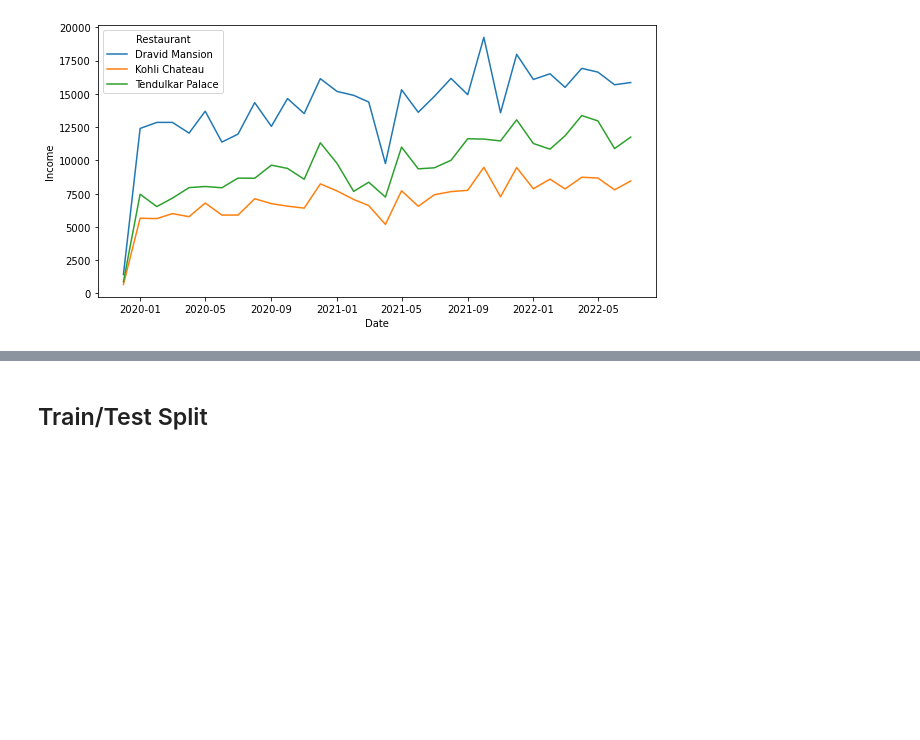
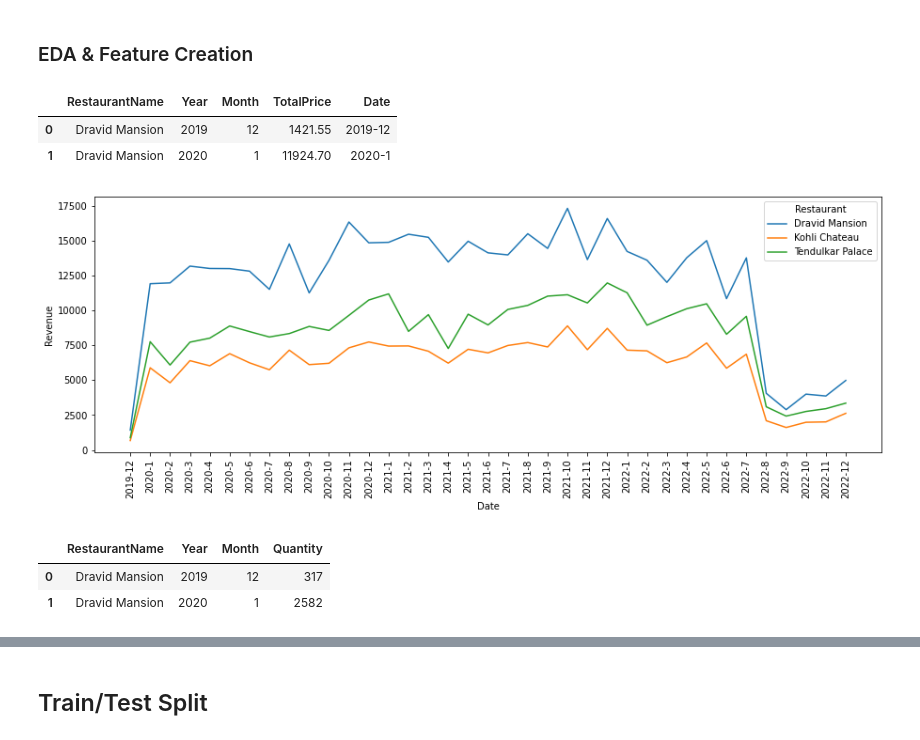
Before and after one commit to SZhafiri/Forecasting, a Jupyter notebook: RestaurantSales/Restaurant Sales Prediction.ipynb, the cells around one changed output, grey strips where cells are left out. Saved outputs shown, nothing was run; the diff lists cells and outputs as text; code cells hidden in the pictures; blank space fills up the shorter version.

```diff
--- a/RestaurantSales/Restaurant Sales Prediction.ipynb
+++ b/RestaurantSales/Restaurant Sales Prediction.ipynb
@@ -59,10 +60,37 @@ df.head()
+# %% [markdown]
+### EDA & Feature Creation
+# %%
+# Create order total price column
+df['TotalPrice'] = df['ProductPrice']*df['Quantity']
+# %%
+# Split OrderDate column
+df['Day'] = df['OrderDate'].dt.day
+df['Month'] = df['OrderDate'].dt.month
+df['Year'] = df['OrderDate'].dt.year
+
+# Split OrderTime column
+df['Hour'] = df['OrderTime'].dt.hour
+# %%
+# Grouping restaurant income by date
+monthly_rev = df.groupby(['RestaurantName', 'Year', 'Month']).TotalPrice.agg(sum).reset_index()
+# %%
+# Create date column for easier visualization
+monthly_rev['Date'] = monthly_rev['Year'].astype(str) + '-' + monthly_rev['Month'].astype(str)
+monthly_rev.head(2)
+# %% [output]
+|  | RestaurantName | Year | Month | TotalPrice | Date |
+| 0 | Dravid Mansion | 2019 | 12 | 1421.55 | 2019-12 |
+| 1 | Dravid Mansion | 2020 | 1 | 11924.70 | 2020-1 |
 # %%
-plt.figure(figsize=(10,5))
+# Monthly revenue by each restaurant
 
-sns.lineplot(x='Date', y='Total_Income', hue='RestaurantName', data=df)
-plt.ylabel('Income')
+plt.figure(figsize=(15,5))
+
+sns.lineplot(x='Date', y='TotalPrice', hue='RestaurantName', data=monthly_rev)
+plt.xticks(rotation=90)
+plt.ylabel('Revenue')
 plt.legend(title='Restaurant')
 
 plt.show()
 # %% [output]
-[figure, old version]
+[figure, new version]
@@ -71,0 +97,7 @@ rest = df.pop('RestaurantName')
+# %%
+monthly_qty = df.groupby(['RestaurantName', 'Year', 'Month']).Quantity.agg(sum).reset_index()
+monthly_qty.head(2)
+# %% [output]
+|  | RestaurantName | Year | Month | Quantity |
+| 0 | Dravid Mansion | 2019 | 12 | 317 |
+| 1 | Dravid Mansion | 2020 | 1 | 2582 |
```
Also changed, not shown: parts of 30 cells of this notebook.
